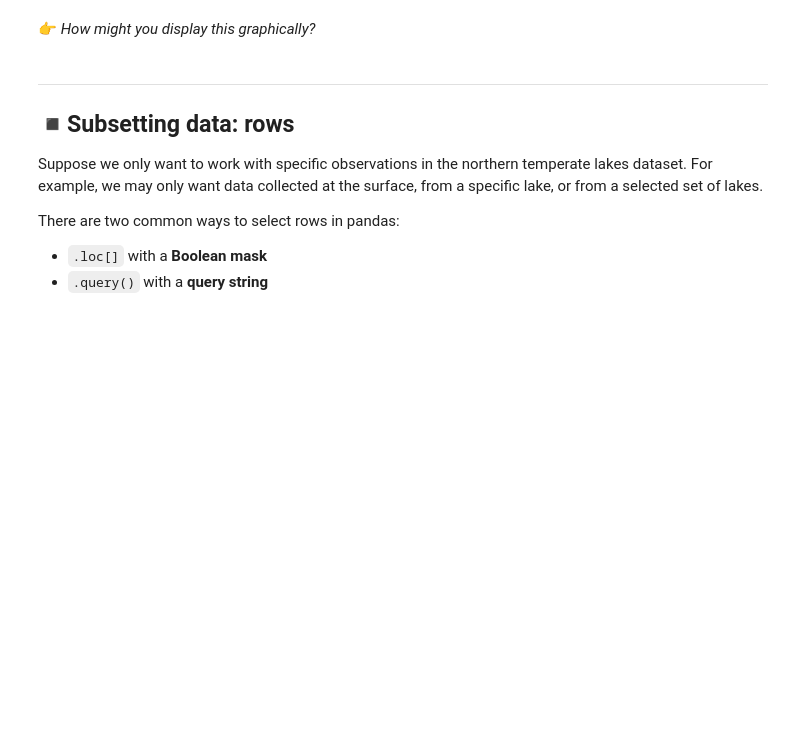
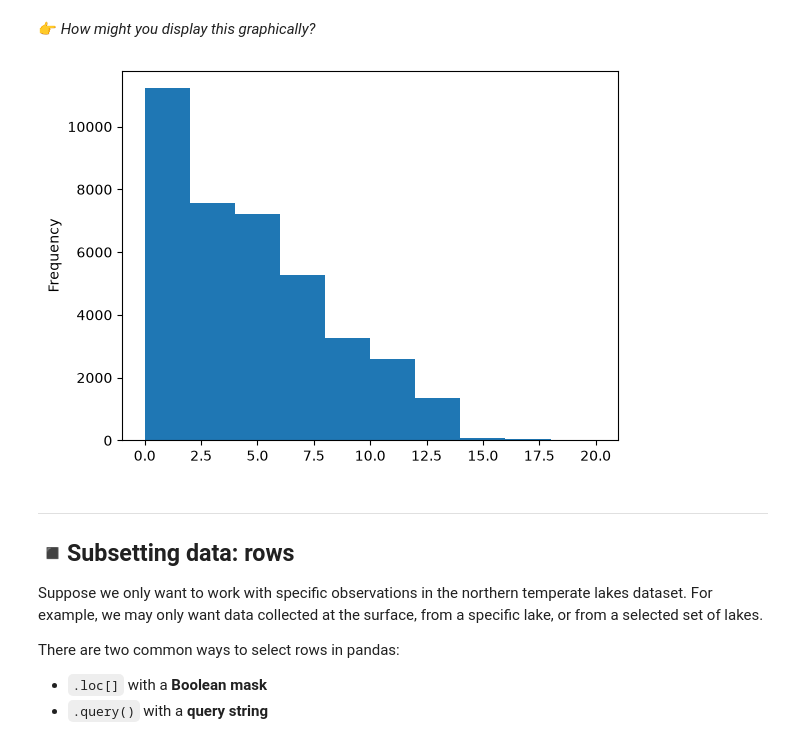
Before and after one commit to peytonrsmith/ENV700, a Jupyter notebook: lessons/Lesson 4/M4-data-wrangling-1.ipynb, the cells around one changed output. Saved outputs shown, nothing was run; the diff lists cells and outputs as text; code cells hidden in the pictures; blank space fills up the shorter version.

```diff
--- a/lessons/Lesson 4/M4-data-wrangling-1.ipynb
+++ b/lessons/Lesson 4/M4-data-wrangling-1.ipynb
@@ -82,6 +153,9 @@ NTL_phys_data["temperature_C"].describe()
 👉 *How might you display this graphically?*
 # %%
 # Plot the distribution of depth values
+NTL_phys_data['depth'].plot(kind='hist');
+# %% [output]
+[figure, added]
 # %% [markdown]
 ---
 ## ◾Subsetting data: rows
```
Also changed, not shown: parts of 45 cells of this notebook.
